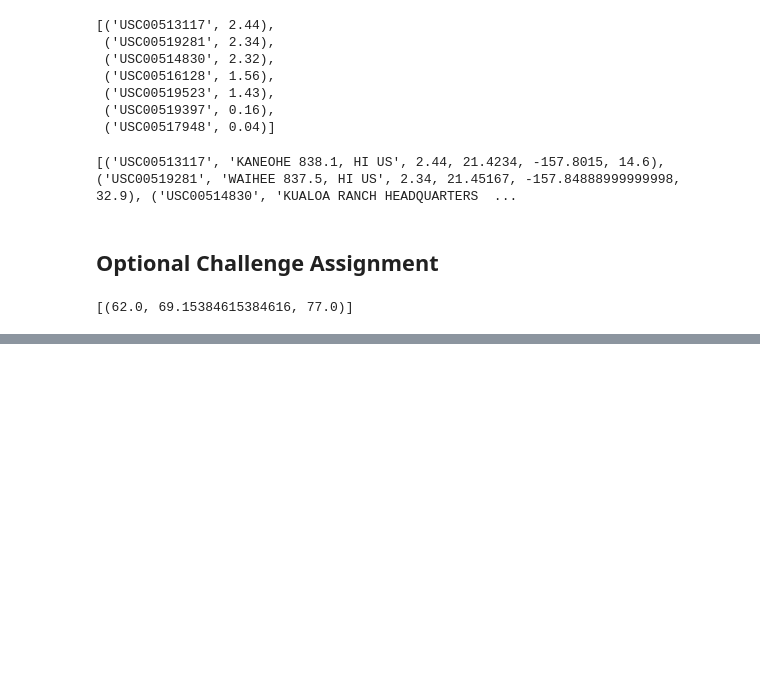
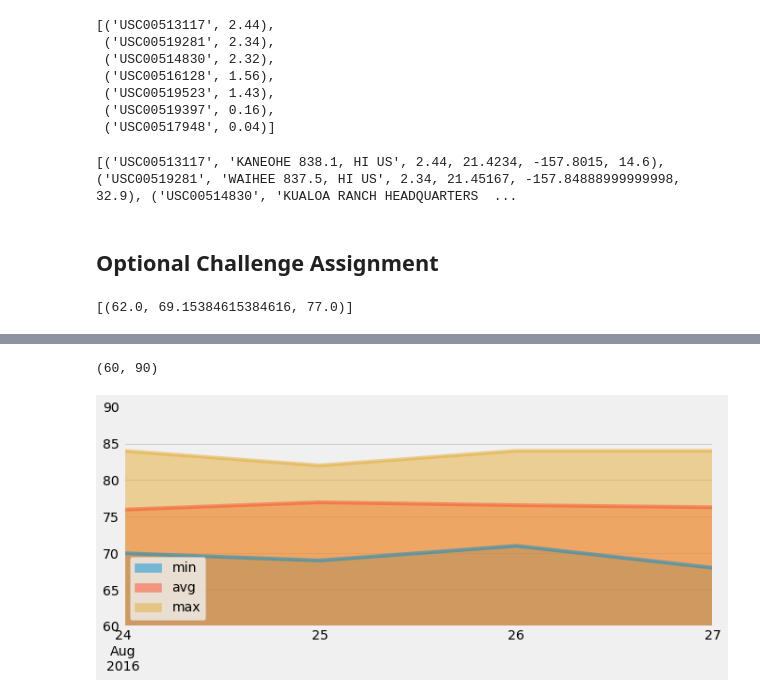
Before and after one commit to ejw-data/sqlalchemy-flask-api-weather, a Jupyter notebook: climate_starter.ipynb, the cells around one changed output, grey strips where cells are left out. Saved outputs shown, nothing was run; the diff lists cells and outputs as text; code cells hidden in the pictures; blank space fills up the shorter version.

```diff
--- a/climate_starter.ipynb
+++ b/climate_starter.ipynb
@@ -312,9 +332,13 @@ daily_normals("01-01")
 # push each tuple of calculations into a list called `normals`
 
 # Set the start and end date of the trip
+start = '2016-08-24'
+end = '2016-08-27'
+# Use the start and end date to create a range of dates
+date_range = pd.date_range(start, end)
+# Stip off the year and save a list of %m-%d strings
+m_d_dates = date_range.strftime('%m-%d')
+# Loop through the list of %m-%d strings and calculate the normals for each date
+normals = [daily_normals(x)[0] for x in m_d_dates]
 
-# Use the start and end date to create a range of dates
-
-# Stip off the year and save a list of %m-%d strings
-
-# Loop through the list of %m-%d strings and calculate the normals for each date
+normals
@@ -321,2 +350,4 @@ daily_normals("01-01")
 # %%
 # Load the previous query results into a Pandas DataFrame and add the `trip_dates` range as the `date` index
+df = pd.DataFrame(normals, columns=['min', 'avg', 'max'], index=date_range)
+df
@@ -323,2 +360,7 @@ daily_normals("01-01")
 # %%
 # Plot the daily normals as an area plot with `stacked=False`
+ax = df.plot.area(stacked=False, figsize=(10,4))
+ax.set_ylim(60, 90)
+# %% [output]
+(60, 90)
+[figure, added]
```
Also changed, not shown: parts of 10 cells of this notebook.
